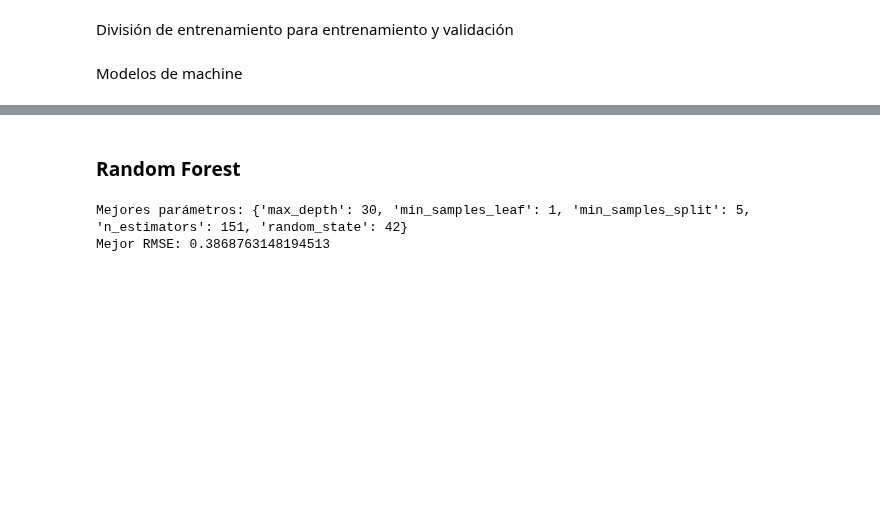
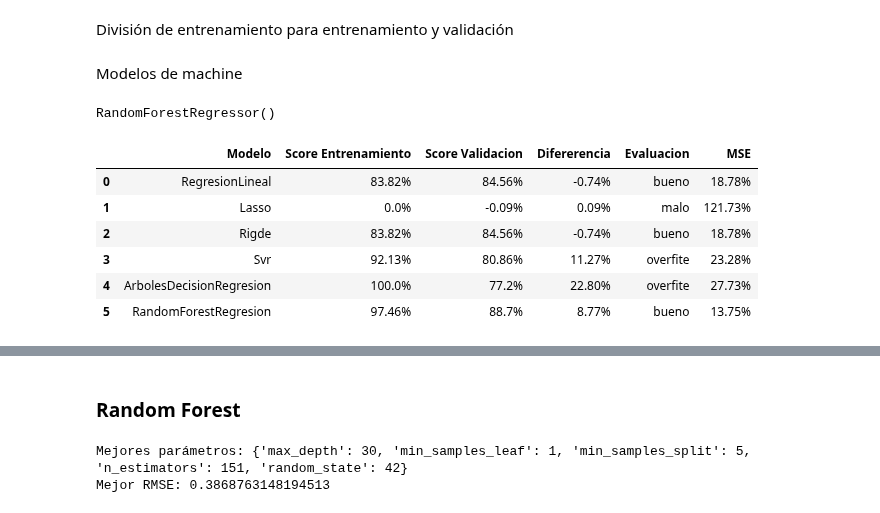
Before and after one commit to J0tta13/machine, a Jupyter notebook: Proyecto final/main.ipynb, the cells around one changed output, grey strips where cells are left out. Cells and saved outputs as stored; diff of their text form; code cells hidden in the pictures; blank space fills up the shorter version.

```diff
--- a/Proyecto final/main.ipynb
+++ b/Proyecto final/main.ipynb
@@ -278,0 +352,71 @@ Modelos de machine
+# %%
+linearRegression.fit(x_train, y_train)
+lasso.fit(x_train, y_train)
+ridge.fit(x_train, y_train)
+svr.fit(x_train, y_train)
+decisionTreeRegresor.fit(x_train, y_train)
+randomForest.fit(x_train, y_train)
+# %% [output]
+RandomForestRegressor()
+# %%
+
+def evaluate_models(models, models_names, x_train, y_train, x_valid, y_valid):
+    # Calcular predicciones y errores cuadrados para cada modelo
+    squared_errors = []
+    for model in models:
+        y_pred = model.predict(x_valid)
+        mse = mean_squared_error(y_valid, y_pred)
+        squared_errors.append(f'{mse * 100:.2f}%')  # Formatear como porcentaje
+
+    # Calcular puntuaciones de entrenamiento y validación
+    train_score = [model.score(x_train, y_train) for model in models]
+    valid_score = [model.score(x_valid, y_valid) for model in models]
+
+    # Diferencia entre las puntuaciones de entrenamiento y validación
+    ratio = []
+    for train, valid in zip(train_score, valid_score):
+        result = train - valid
+        ratio.append(f'{result * 100:.2f}%')
+
+    # Evaluar el estado del modelo
+    rate = []
+    for train, valid in zip(train_score, valid_score):
+        if train <= 0.65 and valid <= 0.65:
+            rate.append('malo')
+        elif train > valid * 1.10:
+            rate.append('overfite')
+        elif train > 0.65 and train < 0.80 and valid > 0.65 and valid < 0.80:
+            rate.append('medio')
+        elif train >= 0.80 and valid >= 0.80 and train < 1.00 and valid < 1.00:
+            rate.append('bueno')
+        elif train >= 0.80 and valid < 0.80:
+            rate.append('Alto train, Bajo test')
+        else:
+            rate.append('unknown')
+
+    # Crear DataFrame con los resultados
+    model_score = pd.DataFrame({
+        'Modelo': models_names,
+        'Score Entrenamiento': [f'{round(score * 100, 2)}%' for score in train_score],
+        'Score Validacion': [f'{round(score * 100, 2)}%' for score in valid_score],
+        'Difererencia': ratio,
+        'Evaluacion': rate,
+        'MSE': squared_errors
+    })
+
+    return model_score, train_score, valid_score
+
+# Ejemplo de uso
+models = [linearRegression, lasso, ridge, svr, decisionTreeRegresor, randomForest]
+models_names = ['RegresionLineal','Lasso', 'Rigde', 'Svr','ArbolesDecisionRegresion','RandomForestRegresion']
+model_score, t, v = evaluate_models(models, models_names, x_train, y_train, x_valid, y_valid)
+
+model_score
+# %% [output]
+|  | Modelo | Score Entrenamiento | Score Validacion | Difererencia | Evaluacion | MSE |
+| 0 | RegresionLineal | 83.82% | 84.56% | -0.74% | bueno | 18.78% |
+| 1 | Lasso | 0.0% | -0.09% | 0.09% | malo | 121.73% |
+| 2 | Rigde | 83.82% | 84.56% | -0.74% | bueno | 18.78% |
+| 3 | Svr | 92.13% | 80.86% | 11.27% | overfite | 23.28% |
+| 4 | ArbolesDecisionRegresion | 100.0% | 77.2% | 22.80% | overfite | 27.73% |
+| 5 | RandomForestRegresion | 97.46% | 88.7% | 8.77% | bueno | 13.75% |
```
Also changed, not shown: parts of 30 cells of this notebook, 1 other file.
